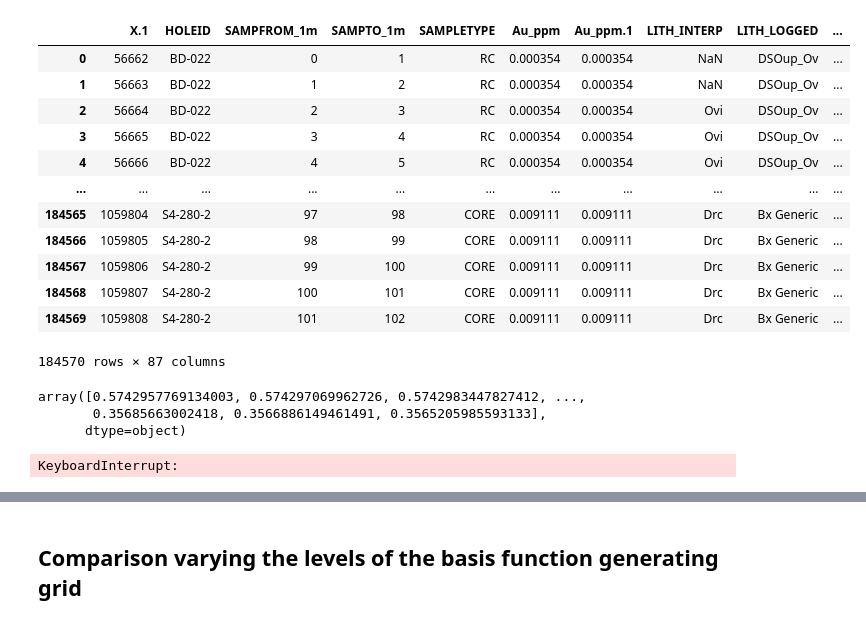
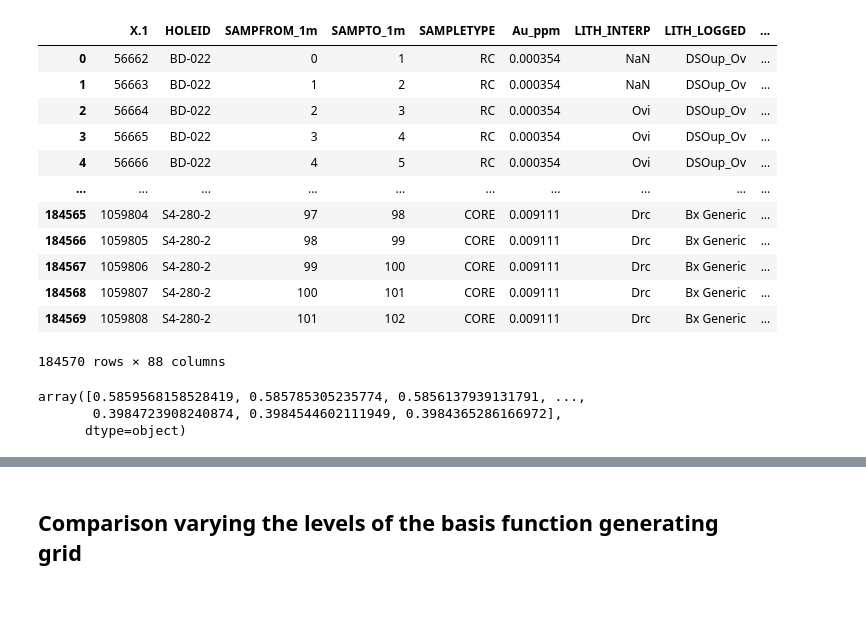
Before and after one commit to markdlindsay/DK_Batch_Shapley, a Jupyter notebook: Basis_function_generation_and_comparison.ipynb, the cells around one changed output, grey strips where cells are left out. Cells and saved outputs as stored; diff of their text form; code cells hidden in the pictures.

```diff
--- a/Basis_function_generation_and_comparison.ipynb
+++ b/Basis_function_generation_and_comparison.ipynb
@@ -5,41 +6,41 @@ from dk_model import DeepKrigingTrainer
 # %%
-deposit_data = pd.read_csv("Data_Parker/filtered_deposit_data.csv", low_memory=False)
+deposit_data = pd.read_csv("/Users/lin236/Documents/Data_Parker/filtered_deposit_data.csv", low_memory=False)
 deposit_data
 # %% [output]
-|  | X.1 | HOLEID | SAMPFROM_1m | SAMPTO_1m | SAMPLETYPE | Au_ppm | Au_ppm.1 | LITH_INTERP | LITH_LOGGED | ... |
-| 0 | 56662 | BD-022 | 0 | 1 | RC | 0.000354 | 0.000354 | NaN | DSOup_Ov | ... |
-| 1 | 56663 | BD-022 | 1 | 2 | RC | 0.000354 | 0.000354 | NaN | DSOup_Ov | ... |
-| 2 | 56664 | BD-022 | 2 | 3 | RC | 0.000354 | 0.000354 | Ovi | DSOup_Ov | ... |
-| 3 | 56665 | BD-022 | 3 | 4 | RC | 0.000354 | 0.000354 | Ovi | DSOup_Ov | ... |
-| 4 | 56666 | BD-022 | 4 | 5 | RC | 0.000354 | 0.000354 | Ovi | DSOup_Ov | ... |
-| ... | ... | ... | ... | ... | ... | ... | ... | ... | ... | ... |
-| 184565 | 1059804 | S4-280-2 | 97 | 98 | CORE | 0.009111 | 0.009111 | Drc | Bx Generic | ... |
-| 184566 | 1059805 | S4-280-2 | 98 | 99 | CORE | 0.009111 | 0.009111 | Drc | Bx Generic | ... |
-| 184567 | 1059806 | S4-280-2 | 99 | 100 | CORE | 0.009111 | 0.009111 | Drc | Bx Generic | ... |
-| 184568 | 1059807 | S4-280-2 | 100 | 101 | CORE | 0.009111 | 0.009111 | Drc | Bx Generic | ... |
-| 184569 | 1059808 | S4-280-2 | 101 | 102 | CORE | 0.009111 | 0.009111 | Drc | Bx Generic | ... |
+|  | X.1 | HOLEID | SAMPFROM_1m | SAMPTO_1m | SAMPLETYPE | Au_ppm | LITH_INTERP | LITH_LOGGED | ... |
+| 0 | 56662 | BD-022 | 0 | 1 | RC | 0.000354 | NaN | DSOup_Ov | ... |
+| 1 | 56663 | BD-022 | 1 | 2 | RC | 0.000354 | NaN | DSOup_Ov | ... |
+| 2 | 56664 | BD-022 | 2 | 3 | RC | 0.000354 | Ovi | DSOup_Ov | ... |
+| 3 | 56665 | BD-022 | 3 | 4 | RC | 0.000354 | Ovi | DSOup_Ov | ... |
+| 4 | 56666 | BD-022 | 4 | 5 | RC | 0.000354 | Ovi | DSOup_Ov | ... |
+| ... | ... | ... | ... | ... | ... | ... | ... | ... | ... |
+| 184565 | 1059804 | S4-280-2 | 97 | 98 | CORE | 0.009111 | Drc | Bx Generic | ... |
+| 184566 | 1059805 | S4-280-2 | 98 | 99 | CORE | 0.009111 | Drc | Bx Generic | ... |
+| 184567 | 1059806 | S4-280-2 | 99 | 100 | CORE | 0.009111 | Drc | Bx Generic | ... |
+| 184568 | 1059807 | S4-280-2 | 100 | 101 | CORE | 0.009111 | Drc | Bx Generic | ... |
+| 184569 | 1059808 | S4-280-2 | 101 | 102 | CORE | 0.009111 | Drc | Bx Generic | ... |
-184570 rows × 87 columns
+184570 rows × 88 columns
 # %%
-deposit_data.values[:, 83]
+deposit_data.values[:, 84]
 # %% [output]
-array([0.5742957769134003, 0.574297069962726, 0.5742983447827412, ...,
-       0.35685663002418, 0.3566886149461491, 0.3565205985593133],
+array([0.5859568158528419, 0.585785305235774, 0.5856137939131791, ...,
+       0.3984723908240874, 0.3984544602111949, 0.3984365286166972],
       dtype=object)
 # %%
 N = len(deposit_data)
 
-lon = deposit_data.values[:, 83]
-lat = deposit_data.values[:, 84]
-az = deposit_data.values[:, 85]
-'''
+lon = deposit_data.values[:, 82]
+lat = deposit_data.values[:, 83]
+az = deposit_data.values[:, 84]
+
 num_basis_3_lvl = [10**3, 19**3, 37**3]
 num_basis_2_lvl = [10**3, 19**3]
 num_basis_1_lvl = [10**3]
-'''
 
-num_basis_3_lvl = [5**3, 10**3, 18**3]
-num_basis_2_lvl = [5**3, 10**3]
-num_basis_1_lvl = [5**3]
+
+#num_basis_3_lvl = [5**3, 10**3, 18**3]
+#num_basis_2_lvl = [5**3, 10**3]
+#num_basis_1_lvl = [5**3]
 
 num_basis_list = [num_basis_3_lvl, num_basis_2_lvl, num_basis_1_lvl]
 
@@ -76,8 +77,6 @@ for grid in num_basis_list:
 
 # Unpack phi arrays into individual variables
 phi_1_lvl, phi_2_lvl, phi_3_lvl = phi_arrays
-# %% [output]
-KeyboardInterrupt:
 # %%
 phis = [phi_1_lvl, phi_2_lvl, phi_3_lvl]
 phi_reduces = {}
```
Also changed, not shown: parts of 3 cells of this notebook, 3 other files.
